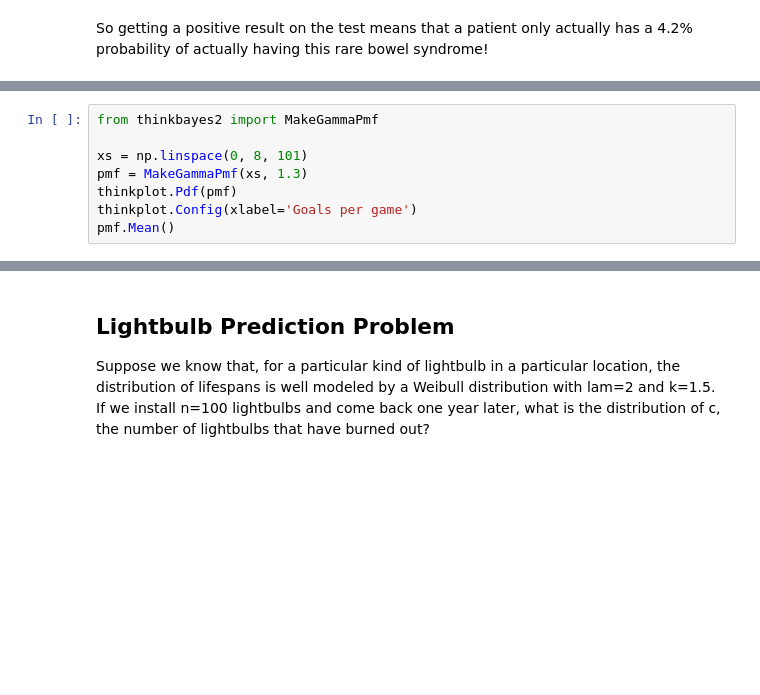
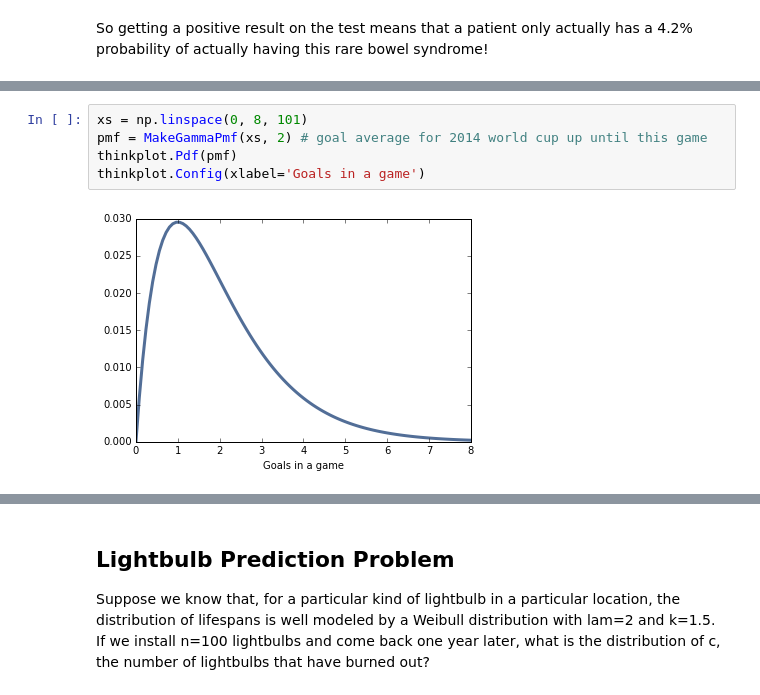
Before and after one commit to apan64/ThinkBayes2, a Jupyter notebook: code/report04.ipynb, the cells around one changed output, grey strips where cells are left out. Cells and saved outputs as stored; diff of their text form; blank space fills up the shorter version.

```diff
--- a/code/report04.ipynb
+++ b/code/report04.ipynb
@@ -58,8 +64,7 @@ For a prior distribution on the goal-scoring rate for each team, use a gamma dis
 # %%
-from thinkbayes2 import MakeGammaPmf
-
 xs = np.linspace(0, 8, 101)
-pmf = MakeGammaPmf(xs, 1.3)
+pmf = MakeGammaPmf(xs, 2) # goal average for 2014 world cup up until this game
 thinkplot.Pdf(pmf)
-thinkplot.Config(xlabel='Goals per game')
-pmf.Mean()
+thinkplot.Config(xlabel='Goals in a game')
+# %% [output]
+[figure, added]
```
Also changed, not shown: parts of 24 cells of this notebook, 1 other file.
